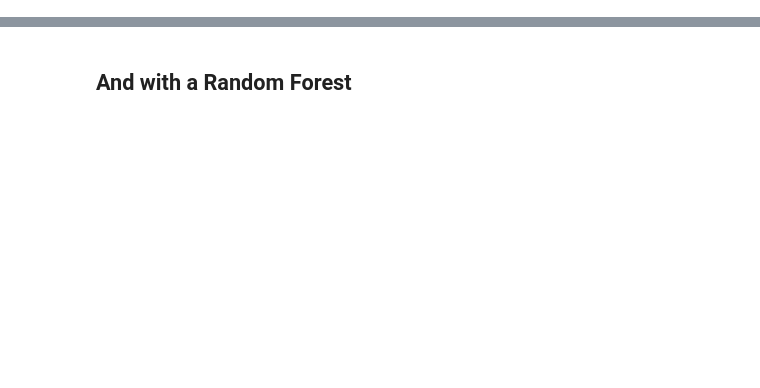
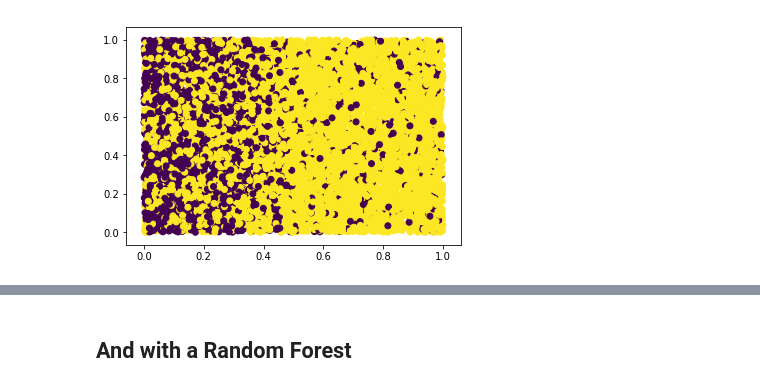
Before and after one commit to TobiasW1891/XAI, a Jupyter notebook: LIME.ipynb, the cells around one changed output, grey strips where cells are left out. Cells and saved outputs as stored; diff of their text form; code cells hidden in the pictures; blank space fills up the shorter version.

```diff
--- a/LIME.ipynb
+++ b/LIME.ipynb
@@ -40 +57,7 @@ X.shape
+# %%
+plt.scatter(X[:,1], X[:,3], c = y_NN)
+#plt.plot(x, y_boundary, c="red")
+plt.show()
+# %% [output]
+[figure, added]
 # %%
```
Also changed, not shown: parts of 37 cells of this notebook.
